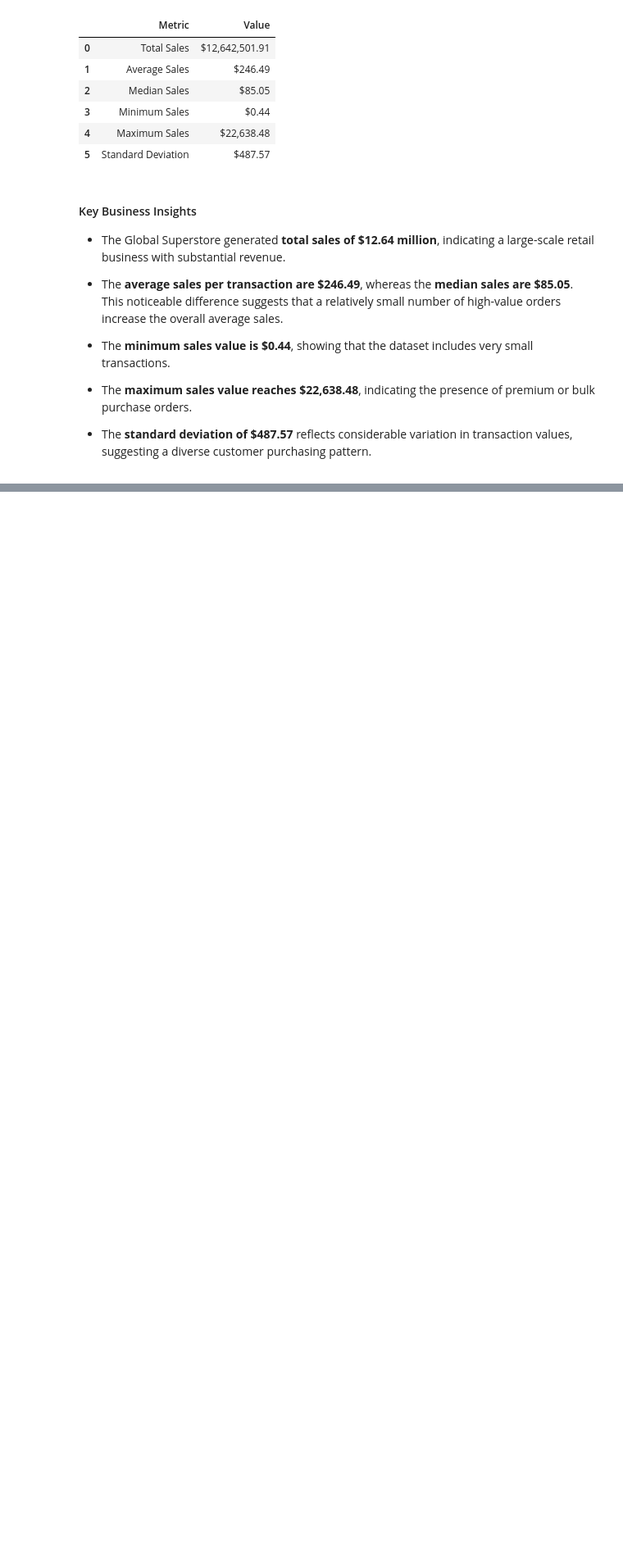
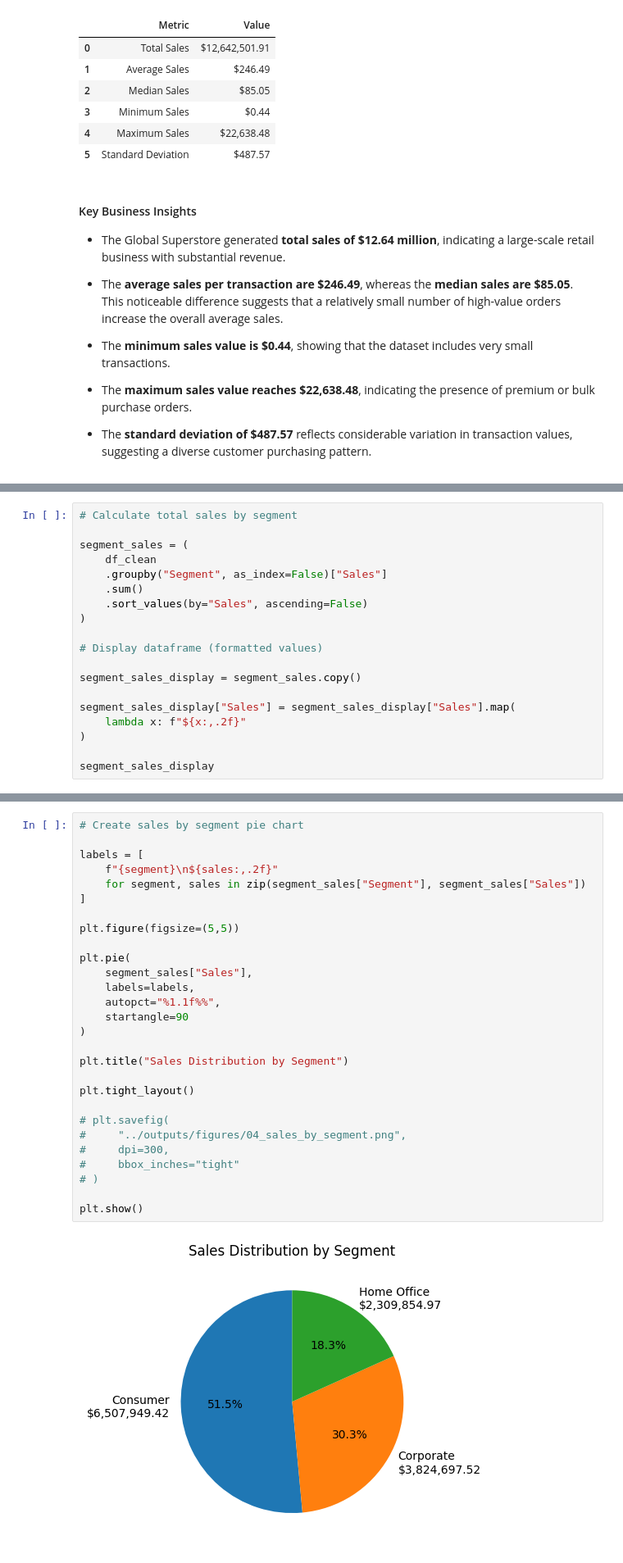
Before and after one commit to huzaifawaheed2/DevelopersHub-Corporation-Advanced-Internship, a Jupyter notebook: Project-03-Interactive-Business-Dashboard/notebooks/Business_Dashboard_Preprocessing.ipynb, the cells around one changed output, grey strips where cells are left out. Shown at 82% size. Cells and saved outputs as stored; diff of their text form; blank space fills up the shorter version.

```diff
--- a/Project-03-Interactive-Business-Dashboard/notebooks/Business_Dashboard_Preprocessing.ipynb
+++ b/Project-03-Interactive-Business-Dashboard/notebooks/Business_Dashboard_Preprocessing.ipynb
@@ -570,0 +829,19 @@ sales_summary
+# %%
+# Calculate total sales by segment
+
+segment_sales = (
+    df_clean
+    .groupby("Segment", as_index=False)["Sales"]
+    .sum()
+    .sort_values(by="Sales", ascending=False)
+)
+
+# Display dataframe (formatted values)
+
+segment_sales_display = segment_sales.copy()
+
+segment_sales_display["Sales"] = segment_sales_display["Sales"].map(
+    lambda x: f"${x:,.2f}"
+)
+
+segment_sales_display
@@ -570,0 +857,30 @@ sales_summary
+# %%
+# Create sales by segment pie chart
+
+labels = [
+    f"{segment}\n${sales:,.2f}"
+    for segment, sales in zip(segment_sales["Segment"], segment_sales["Sales"])
+]
+
+plt.figure(figsize=(5,5))
+
+plt.pie(
+    segment_sales["Sales"],
+    labels=labels,
+    autopct="%1.1f%%",
+    startangle=90
+)
+
+plt.title("Sales Distribution by Segment")
+
+plt.tight_layout()
+
+# plt.savefig(
+#     "../outputs/figures/04_sales_by_segment.png",
+#     dpi=300,
+#     bbox_inches="tight"
+# )
+
+plt.show()
+# %% [output]
+[figure, added]
```
Also changed, not shown: parts of 51 cells of this notebook.
